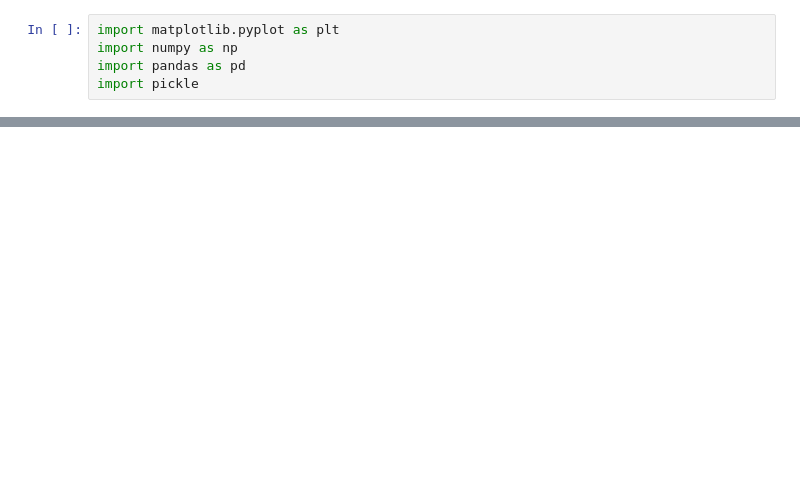
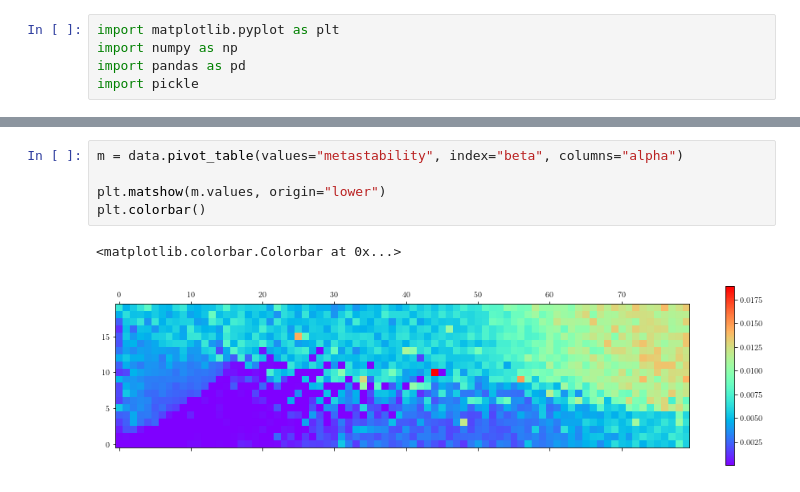
Before and after one commit to henmitch/chimera-2019, a Jupyter notebook: code/python/analysis.ipynb, the cells around one changed output, grey strips where cells are left out. Cells and saved outputs as stored; diff of their text form; blank space fills up the shorter version.

```diff
--- a/code/python/analysis.ipynb
+++ b/code/python/analysis.ipynb
@@ -8,0 +29,8 @@ with open("../../data/hizandis_params.pkl", "rb") as f:
+# %%
+m = data.pivot_table(values="metastability", index="beta", columns="alpha")
+
+plt.matshow(m.values, origin="lower")
+plt.colorbar()
+# %% [output]
+<matplotlib.colorbar.Colorbar at 0x...>
+[figure, added]
```
Also changed, not shown: parts of 9 cells of this notebook, 1 other file.
